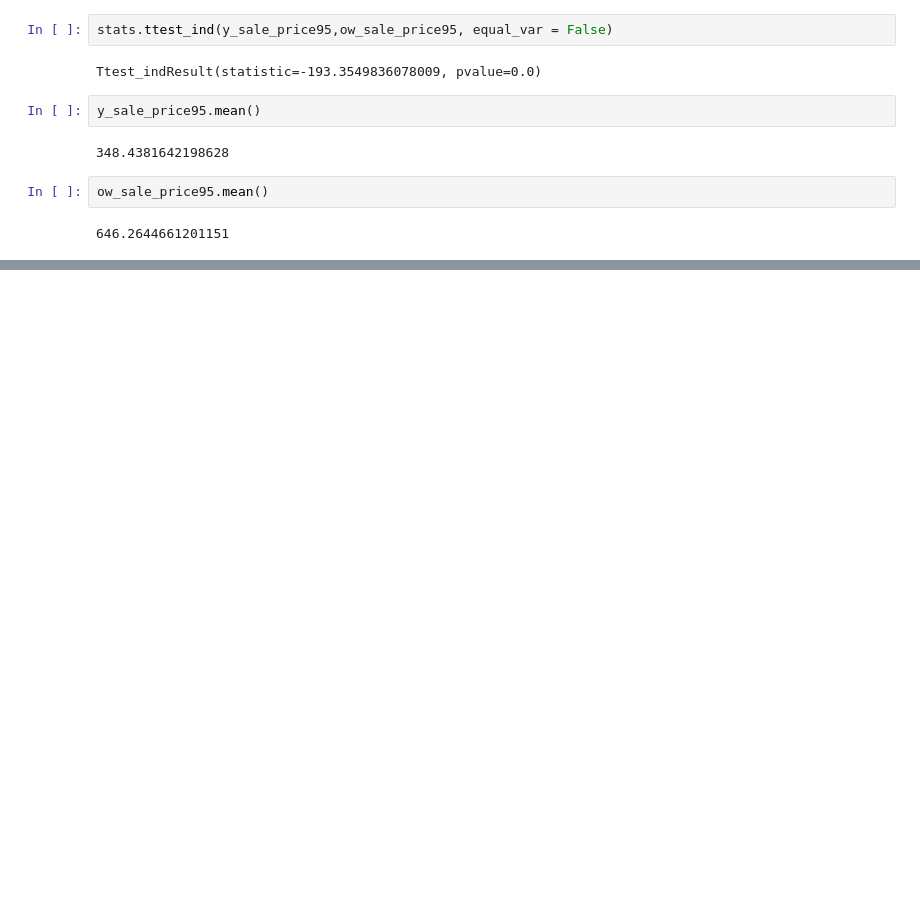
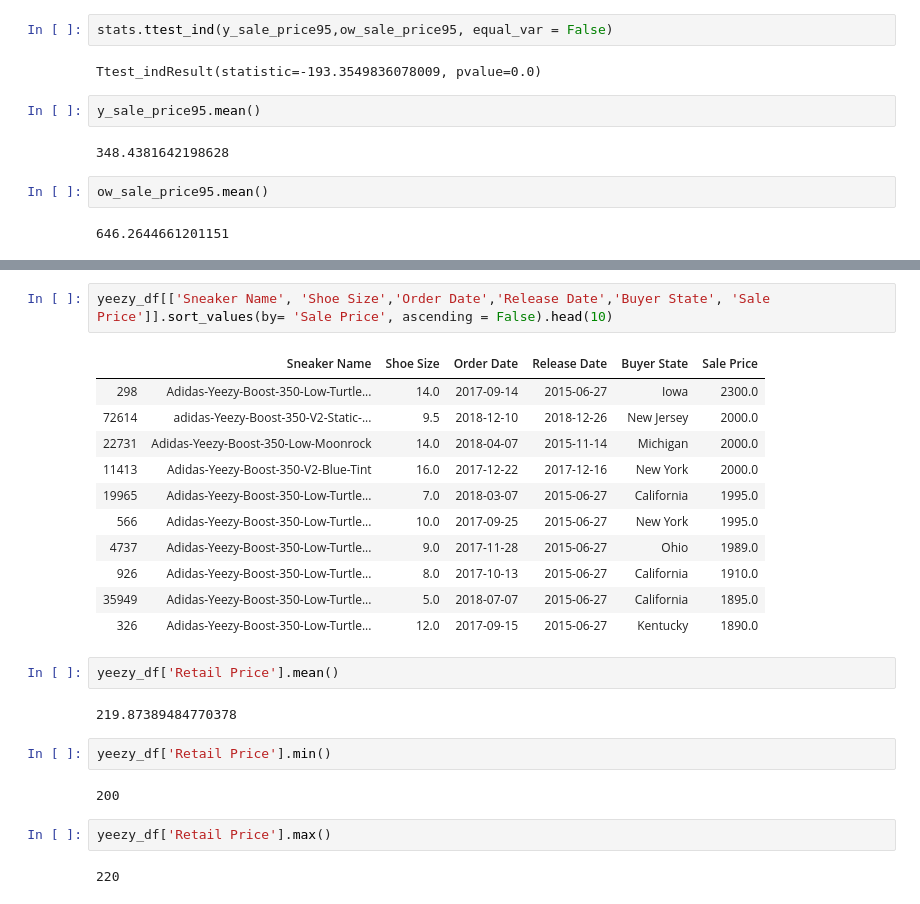
Before and after one commit to HienHa34/Yeezy-vs.-Off-White, a Jupyter notebook: EDA.ipynb, the cells around one changed output, grey strips where cells are left out. Saved outputs shown, nothing was run; the diff lists cells and outputs as text; blank space fills up the shorter version.

```diff
--- a/EDA.ipynb
+++ b/EDA.ipynb
@@ -859,0 +948,26 @@ ow_sale_price95.mean()
+# %%
+yeezy_df[['Sneaker Name', 'Shoe Size','Order Date','Release Date','Buyer State', 'Sale Price']].sort_values(by= 'Sale Price', ascending = False).head(10)
+# %% [output]
+|  | Sneaker Name | Shoe Size | Order Date | Release Date | Buyer State | Sale Price |
+| 298 | Adidas-Yeezy-Boost-350-Low-Turtle... | 14.0 | 2017-09-14 | 2015-06-27 | Iowa | 2300.0 |
+| 72614 | adidas-Yeezy-Boost-350-V2-Static-... | 9.5 | 2018-12-10 | 2018-12-26 | New Jersey | 2000.0 |
+| 22731 | Adidas-Yeezy-Boost-350-Low-Moonrock | 14.0 | 2018-04-07 | 2015-11-14 | Michigan | 2000.0 |
+| 11413 | Adidas-Yeezy-Boost-350-V2-Blue-Tint | 16.0 | 2017-12-22 | 2017-12-16 | New York | 2000.0 |
+| 19965 | Adidas-Yeezy-Boost-350-Low-Turtle... | 7.0 | 2018-03-07 | 2015-06-27 | California | 1995.0 |
+| 566 | Adidas-Yeezy-Boost-350-Low-Turtle... | 10.0 | 2017-09-25 | 2015-06-27 | New York | 1995.0 |
+| 4737 | Adidas-Yeezy-Boost-350-Low-Turtle... | 9.0 | 2017-11-28 | 2015-06-27 | Ohio | 1989.0 |
+| 926 | Adidas-Yeezy-Boost-350-Low-Turtle... | 8.0 | 2017-10-13 | 2015-06-27 | California | 1910.0 |
+| 35949 | Adidas-Yeezy-Boost-350-Low-Turtle... | 5.0 | 2018-07-07 | 2015-06-27 | California | 1895.0 |
+| 326 | Adidas-Yeezy-Boost-350-Low-Turtle... | 12.0 | 2017-09-15 | 2015-06-27 | Kentucky | 1890.0 |
+# %%
+yeezy_df['Retail Price'].mean()
+# %% [output]
+219.87389484770378
+# %%
+yeezy_df['Retail Price'].min()
+# %% [output]
+200
+# %%
+yeezy_df['Retail Price'].max()
+# %% [output]
+220
```
Also changed, not shown: parts of 31 cells of this notebook.
